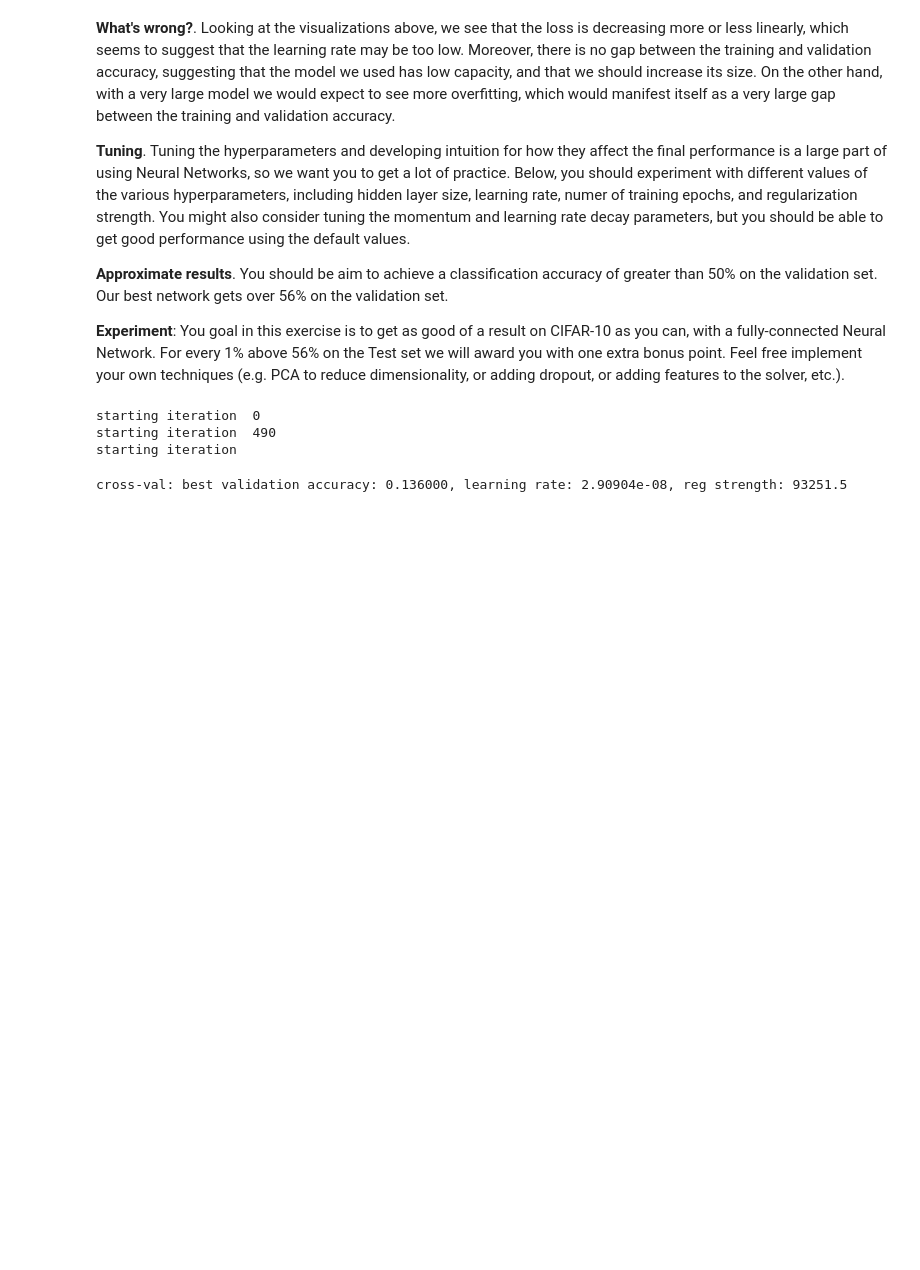
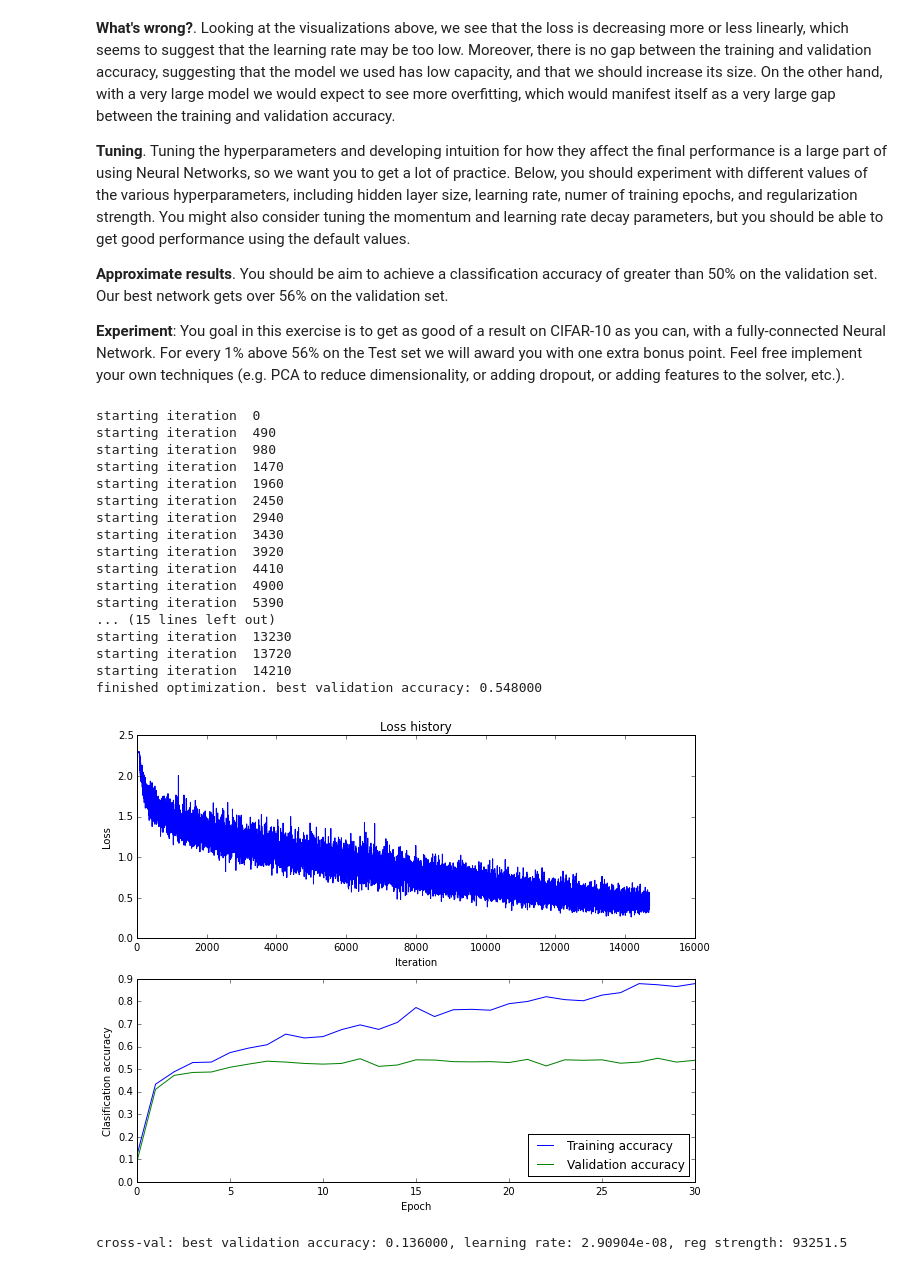
Before and after one commit to axydes/cs231n, a Jupyter notebook: assignment2/two_layer_net.ipynb, the cells around one changed output. Cells and saved outputs as stored; diff of their text form; code cells hidden in the pictures; blank space fills up the shorter version.

```diff
--- a/assignment2/two_layer_net.ipynb
+++ b/assignment2/two_layer_net.ipynb
@@ -369,8 +369,8 @@ results = {}
 
 reg_strength = 0.004502
 learn_rate = 1e-4
-epoch_num = 50
-num_hidden = 500
+epoch_num = 30
+num_hidden = 300
 
 import itertools
 #for learn_rate, reg_strength in itertools.product(learning_rates, regularization_strengths):
@@ -386,35 +386,50 @@ import itertools
 #                                              num_epochs=epoch_num, reg=reg_strength,
 #                                              momentum=0.9, learning_rate_decay = 0.95,
 #                                              learning_rate=learn_rate, verbose=False)
 #     results[(learn_rate, reg_strength)] = (loss_history,train_acc, val_acc, val)
 #     if val > best_val:
 #         best_val = val
 #         best_model = new_model
 #         best_rate = learn_rate
 #         best_reg = reg_strength
 #         best_epoch = epoch_num
 #         best_hidden = num_hidden
 
 # print 'cross-val: best validation accuracy: %f, learning rate: %f, reg strength: %f, num epochs: %f, num hidden: %f'  \
 #     % (best_val, best_rate, best_reg, best_epoch, best_hidden)
 
 model = init_two_layer_model(32*32*3, num_hidden, 10) # input size, hidden size, number of classes
 trainer = ClassifierTrainer()
-new_model, loss_history, train_acc, val_acc, val = trainer.train(X_train, y_train, X_val, y_val,
+best_model, loss_history, train_acc, val_acc, val = trainer.train(X_train, y_train, X_val, y_val,
                                          model, two_layer_net, update='momentum',
                                          num_epochs=epoch_num, reg=reg_strength,
                                          momentum=0.9, learning_rate_decay = 0.95,
                                          learning_rate=learn_rate, verbose=False)
 plot_loss_and_accuracies(loss_history,train_acc,val_acc)
 
 
 #################################################################################
 #                               END OF YOUR CODE                                #
 #################################################################################
 # %% [output]
 starting iteration  0
 starting iteration  490
-starting iteration
+starting iteration  980
+starting iteration  1470
+starting iteration  1960
+starting iteration  2450
+starting iteration  2940
+starting iteration  3430
+starting iteration  3920
+starting iteration  4410
+starting iteration  4900
+starting iteration  5390
+... (15 lines left out)
+starting iteration  13230
+starting iteration  13720
+starting iteration  14210
+finished optimization. best validation accuracy: 0.548000
+[figure, added]
 # %%
 print 'cross-val: best validation accuracy: %f, learning rate: %f, reg strength: %f, num epochs: %f, num hidden: %f'  \
     % (best_val, best_rate, best_reg, best_epoch, best_hidden)
```
Also changed, not shown: parts of 2 cells of this notebook.
